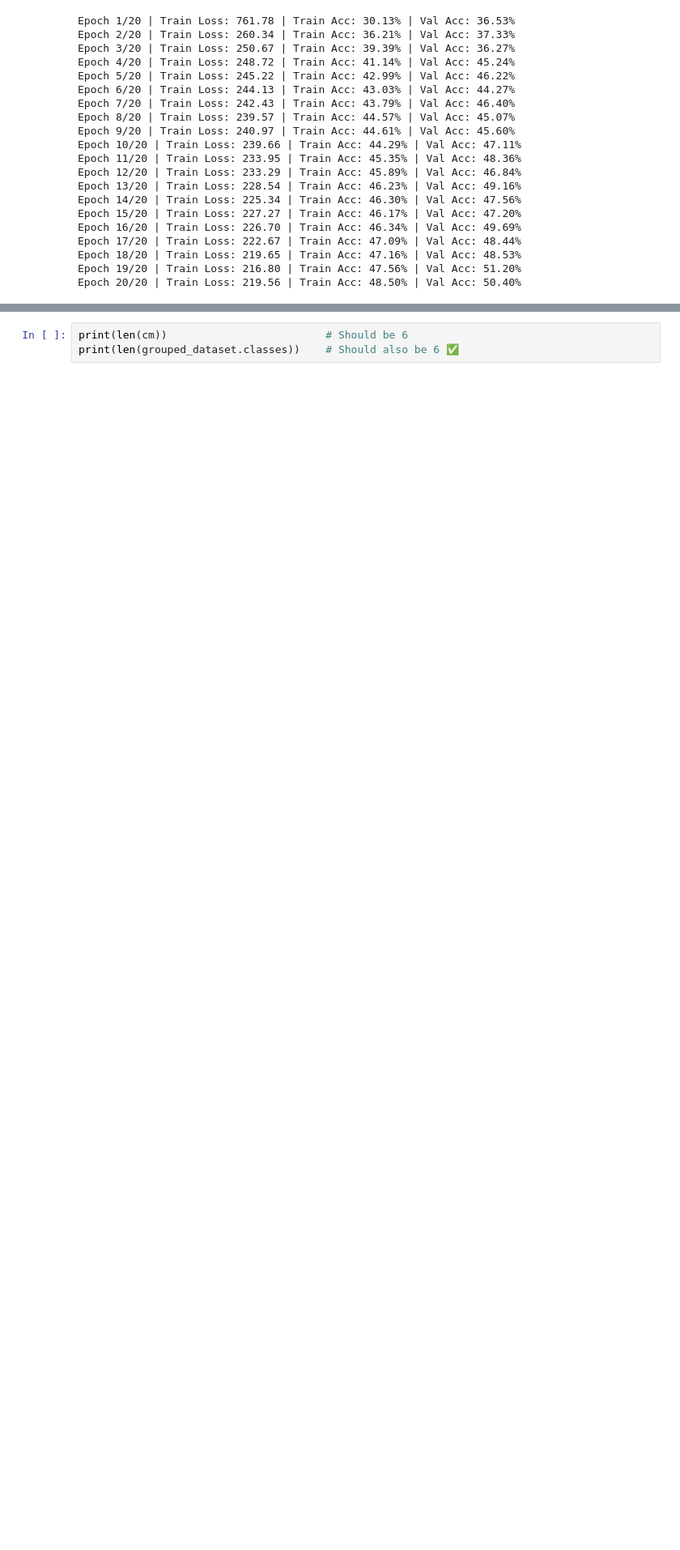
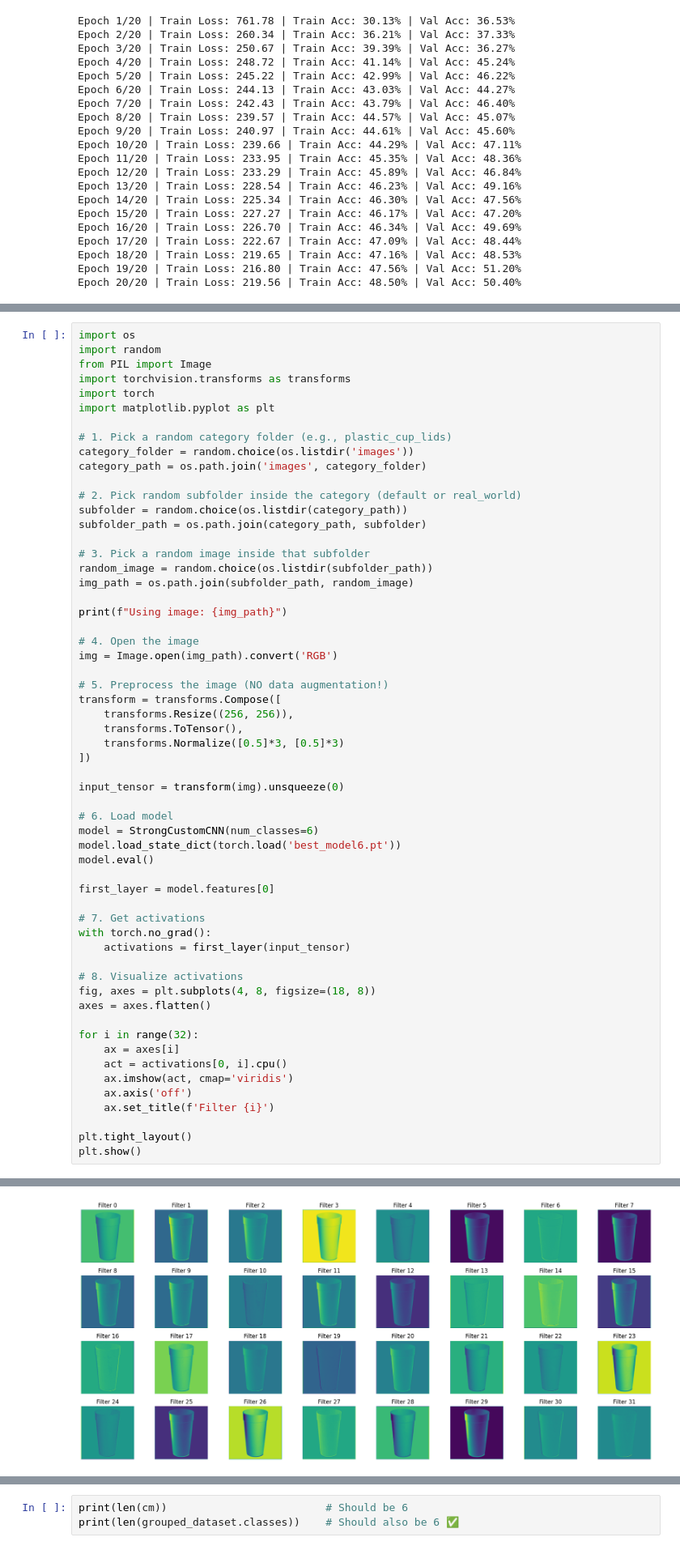
Before and after one commit to skozub25/Waste-Classification, a Jupyter notebook: wasteclassification_hunter.ipynb, the cells around one changed output, grey strips where cells are left out. Shown at 81% size. Drawn from its saved outputs; the diff is of its cells as text; blank space fills up the shorter version.

```diff
--- a/wasteclassification_hunter.ipynb
+++ b/wasteclassification_hunter.ipynb
@@ -353,0 +501,59 @@ Epoch 20/20 | Train Loss: 219.56 | Train Acc: 48.50% | Val Acc: 50.40%
+# %%
+import os
+import random
+from PIL import Image
+import torchvision.transforms as transforms
+import torch
+import matplotlib.pyplot as plt
+
+# 1. Pick a random category folder (e.g., plastic_cup_lids)
+category_folder = random.choice(os.listdir('images'))
+category_path = os.path.join('images', category_folder)
+
+# 2. Pick random subfolder inside the category (default or real_world)
+subfolder = random.choice(os.listdir(category_path))
+subfolder_path = os.path.join(category_path, subfolder)
+
+# 3. Pick a random image inside that subfolder
+random_image = random.choice(os.listdir(subfolder_path))
+img_path = os.path.join(subfolder_path, random_image)
+
+print(f"Using image: {img_path}")
+
+# 4. Open the image
+img = Image.open(img_path).convert('RGB')
+
+# 5. Preprocess the image (NO data augmentation!)
+transform = transforms.Compose([
+    transforms.Resize((256, 256)),
+    transforms.ToTensor(),
+    transforms.Normalize([0.5]*3, [0.5]*3)
+])
+
+input_tensor = transform(img).unsqueeze(0)
+
+# 6. Load model
+model = StrongCustomCNN(num_classes=6)
+model.load_state_dict(torch.load('best_model6.pt'))
+model.eval()
+
+first_layer = model.features[0]
+
+# 7. Get activations
+with torch.no_grad():
+    activations = first_layer(input_tensor)
+
+# 8. Visualize activations
+fig, axes = plt.subplots(4, 8, figsize=(18, 8))
+axes = axes.flatten()
+
+for i in range(32):
+    ax = axes[i]
+    act = activations[0, i].cpu()
+    ax.imshow(act, cmap='viridis')
+    ax.axis('off')
+    ax.set_title(f'Filter {i}')
+
+plt.tight_layout()
+plt.show()
+# %% [output]
@@ -353,0 +561 @@ Epoch 20/20 | Train Loss: 219.56 | Train Acc: 48.50% | Val Acc: 50.40%
+[figure, added]
```
Also changed, not shown: parts of 18 cells of this notebook.
